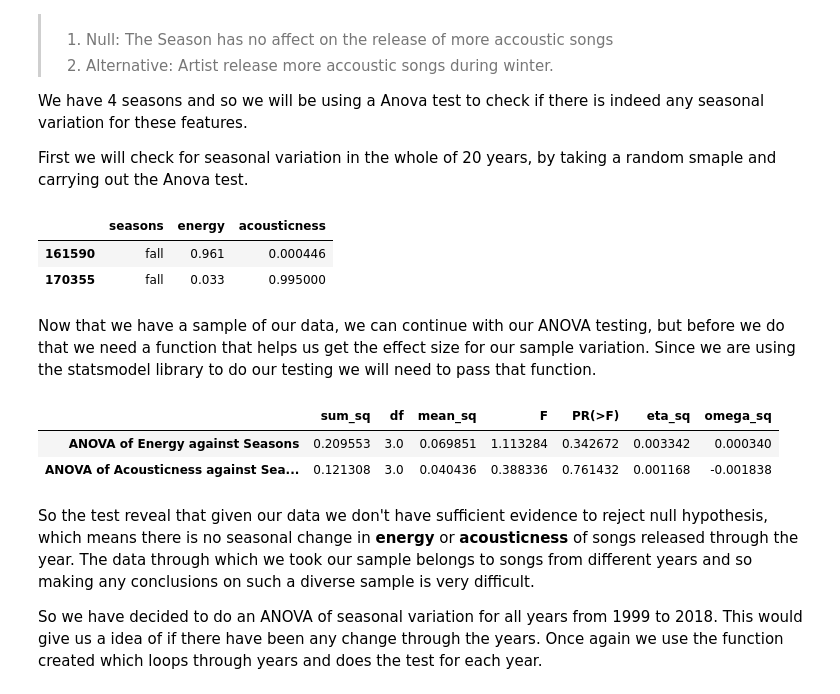
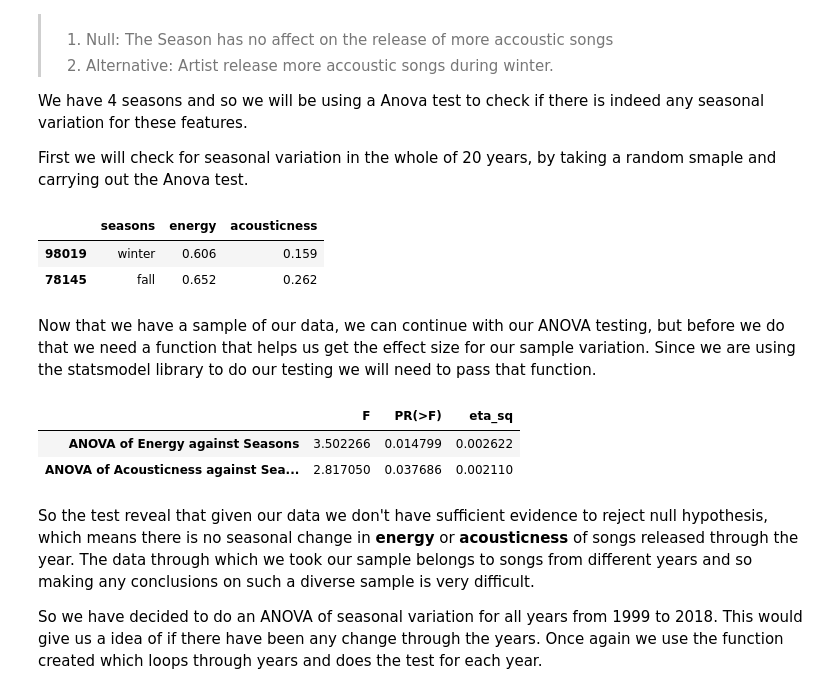
Before and after one commit to fsarraf/Mod3_project, a Jupyter notebook: Are songs released based on seasons? .ipynb, the cells around one changed output. Cells and saved outputs as stored; diff of their text form; code cells hidden in the pictures.

```diff
--- a/Are songs released based on seasons? .ipynb
+++ b/Are songs released based on seasons? .ipynb
@@ -135,22 +118,24 @@ We have 4 seasons and so we will be using a Anova test to check if there is inde
 First we will check for seasonal variation in the whole of 20 years, by taking a random smaple and carrying out the Anova test.
 # %%
 # We take a small sample for our statistical testing
-dftest = data[['seasons','energy','acousticness']].sample(1000)
+dftest = data[['seasons','energy','acousticness']]
 dftest.sample(2)
 # %% [output]
 |  | seasons | energy | acousticness |
-| 161590 | fall | 0.961 | 0.000446 |
-| 170355 | fall | 0.033 | 0.995000 |
+| 98019 | winter | 0.606 | 0.159 |
+| 78145 | fall | 0.652 | 0.262 |
 # %% [markdown]
 Now that we have a sample of our data, we can continue with our ANOVA testing, but before we do that we need a function that helps us get the effect size for our sample variation. Since we are using the statsmodel library to do our testing we will need to pass that function.
 # %%
 features_to_test = ['energy', 'acousticness']
+testframe = hypo.seasons_stratifier(dftest)
 
-hypo.anova(dftest, 'seasons', features_to_test)
+result = hypo.anova(testframe, 'seasons', features_to_test)
+result[['F','PR(>F)', 'eta_sq']]
 # %% [output]
-|  | sum_sq | df | mean_sq | F | PR(>F) | eta_sq | omega_sq |
-| ANOVA of Energy against Seasons | 0.209553 | 3.0 | 0.069851 | 1.113284 | 0.342672 | 0.003342 | 0.000340 |
-| ANOVA of Acousticness against Sea... | 0.121308 | 3.0 | 0.040436 | 0.388336 | 0.761432 | 0.001168 | -0.001838 |
+|  | F | PR(>F) | eta_sq |
+| ANOVA of Energy against Seasons | 3.502266 | 0.014799 | 0.002622 |
+| ANOVA of Acousticness against Sea... | 2.817050 | 0.037686 | 0.002110 |
 # %% [markdown]
 So the test reveal that given our data we don't have sufficient evidence to reject null hypothesis, which means there is no seasonal change in **energy** or **acousticness** of songs released through the year. The data through which we took our sample belongs to songs from different years and so making any conclusions on such a diverse sample is very difficult.
 
```
Also changed, not shown: parts of 7 cells of this notebook, 3 other files.
